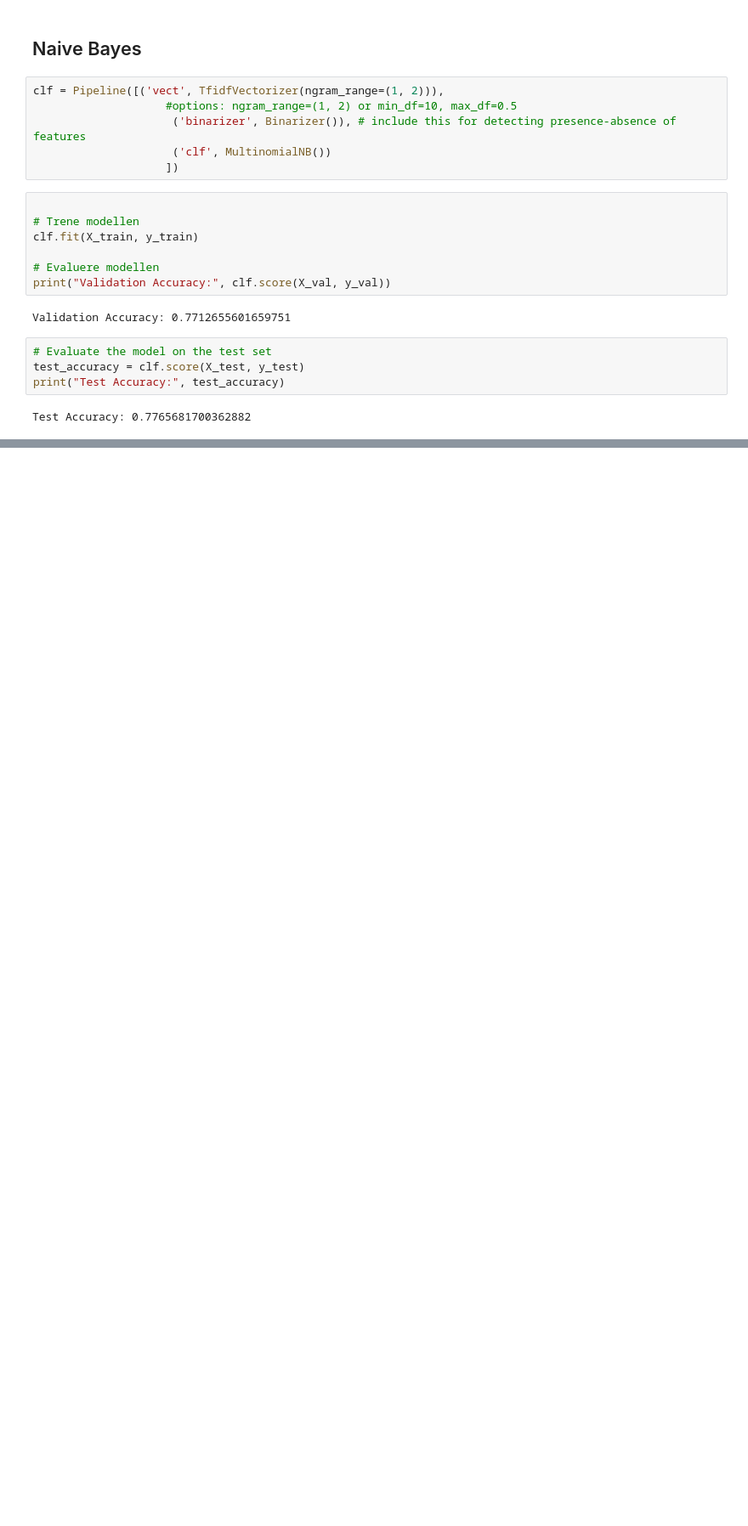
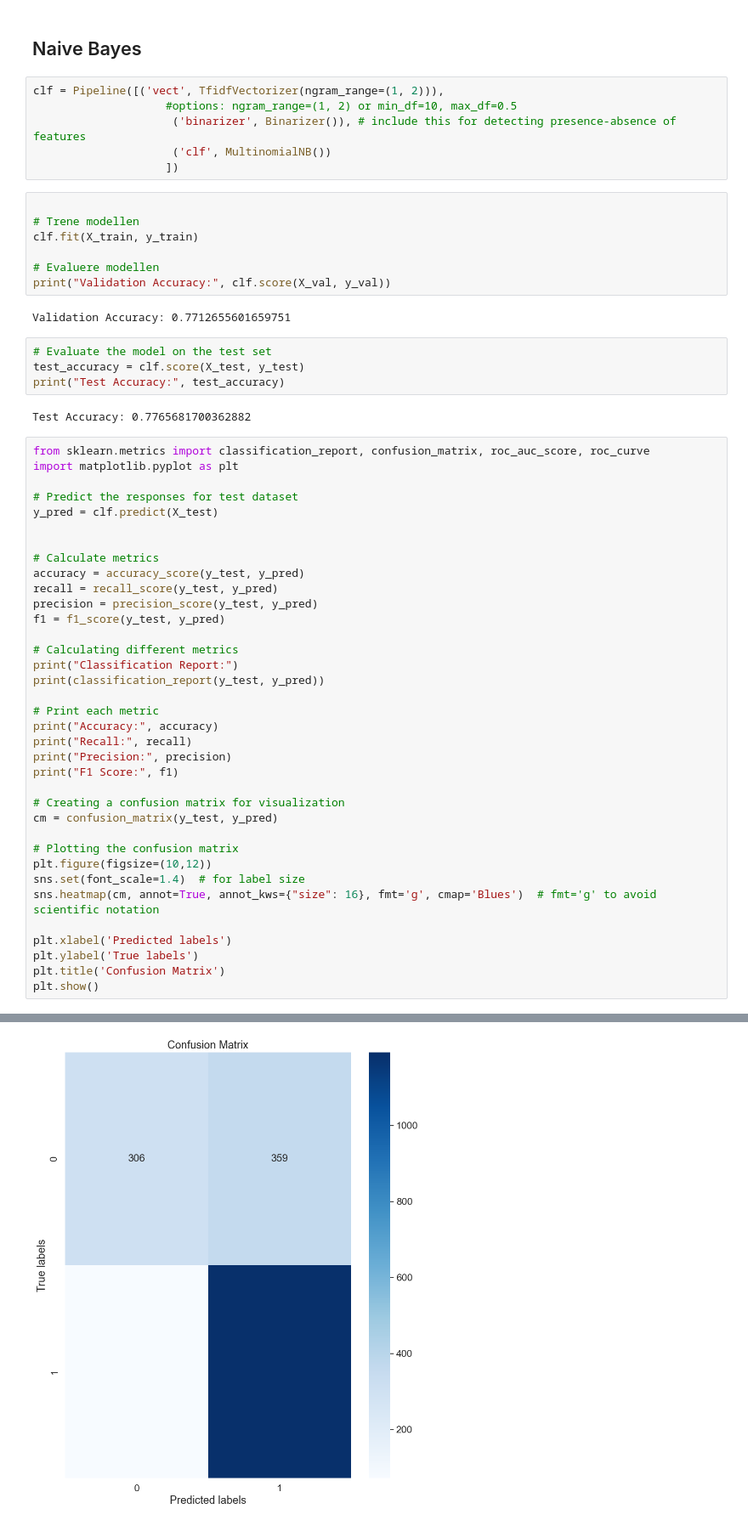
Before and after one commit to TeodorRusKvi/Text-analysis-and-lingustics, a Jupyter notebook: git_NLP_Notebooks/exam_naive_bayes.ipynb, the cells around one changed output, grey strips where cells are left out. Shown at 85% size. Saved outputs shown, nothing was run; the diff lists cells and outputs as text; blank space fills up the shorter version.

```diff
--- a/git_NLP_Notebooks/exam_naive_bayes.ipynb
+++ b/git_NLP_Notebooks/exam_naive_bayes.ipynb
@@ -63,3 +54,40 @@ test_accuracy = clf.score(X_test, y_test)
 print("Test Accuracy:", test_accuracy)
 # %% [output]
 Test Accuracy: 0.7765681700362882
+# %%
+from sklearn.metrics import classification_report, confusion_matrix, roc_auc_score, roc_curve
+import matplotlib.pyplot as plt
+
+# Predict the responses for test dataset
+y_pred = clf.predict(X_test)
+
+
+# Calculate metrics
+accuracy = accuracy_score(y_test, y_pred)
+recall = recall_score(y_test, y_pred)
+precision = precision_score(y_test, y_pred)
+f1 = f1_score(y_test, y_pred)
+
+# Calculating different metrics
+print("Classification Report:")
+print(classification_report(y_test, y_pred))
+
+# Print each metric
+print("Accuracy:", accuracy)
+print("Recall:", recall)
+print("Precision:", precision)
+print("F1 Score:", f1)
+
+# Creating a confusion matrix for visualization
+cm = confusion_matrix(y_test, y_pred)
+
+# Plotting the confusion matrix
+plt.figure(figsize=(10,12))
+sns.set(font_scale=1.4)  # for label size
+sns.heatmap(cm, annot=True, annot_kws={"size": 16}, fmt='g', cmap='Blues')  # fmt='g' to avoid scientific notation
+
+plt.xlabel('Predicted labels')
+plt.ylabel('True labels')
+plt.title('Confusion Matrix')
+plt.show()
+# %% [output]
@@ -65,0 +108 @@ Test Accuracy: 0.7765681700362882
+[figure, added]
```
Also changed, not shown: parts of 4 cells of this notebook, 9 other files.
